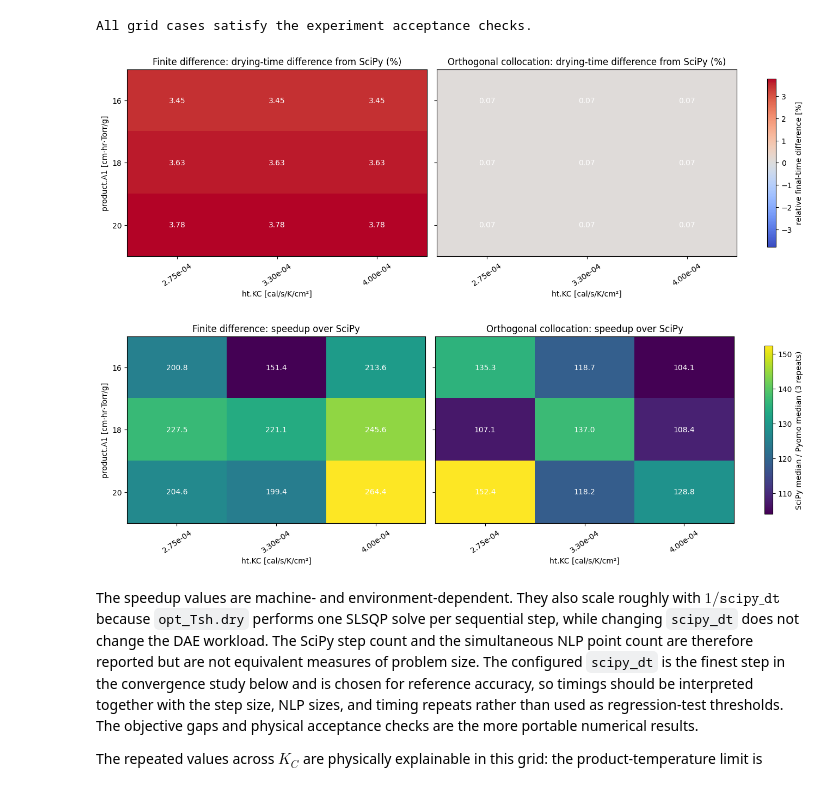
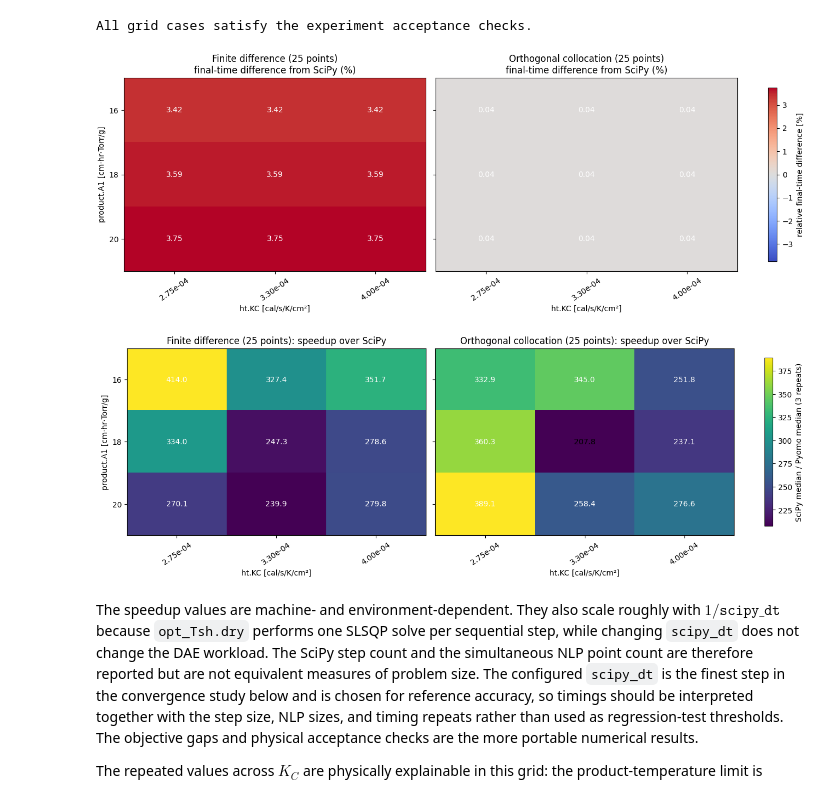
Before and after one commit to SECQUOIA/LyoPRONTO, a Jupyter notebook: docs/examples/current_main_optimizer_comparison.ipynb, the cells around one changed output. Drawn from its saved outputs; the diff is of its cells as text; code cells hidden in the pictures.

Commit message:
Refresh matched-budget notebook results

```diff
--- a/docs/examples/current_main_optimizer_comparison.ipynb
+++ b/docs/examples/current_main_optimizer_comparison.ipynb
@@ -213,35 +214,35 @@ def matrix_for(attribute):
     return np.array(
         [
             [getattr(case_by_parameter[(float(a1), float(kc))], attribute) for kc in kc_values]
             for a1 in a1_values
         ],
         dtype=float,
     )
 
 def annotate_heatmap(ax, values, fmt):
     threshold = 0.55 * np.nanmax(np.abs(values))
     for row in range(values.shape[0]):
         for col in range(values.shape[1]):
             color = "white" if abs(values[row, col]) > threshold else "black"
             ax.text(col, row, format(values[row, col], fmt), ha="center", va="center", color=color)
 
 objective_gap_matrices = [
     ("Finite difference", matrix_for("finite_difference_objective_gap_percent")),
     ("Orthogonal collocation", matrix_for("collocation_objective_gap_percent")),
 ]
 limit = max(1.0, max(float(np.max(np.abs(values))) for _, values in objective_gap_matrices))
 fig, axes = plt.subplots(1, 2, figsize=(13, 4.5), sharey=True, layout="constrained")
 for ax, (label, values) in zip(axes, objective_gap_matrices):
     image = ax.imshow(values, cmap="coolwarm", vmin=-limit, vmax=limit, aspect="auto")
-    ax.set(title=f"{label} ({point_budget} points): drying-time difference from SciPy (%)", xlabel="ht.KC [cal/s/K/cm²]")
+    ax.set(title=f"{label} ({point_budget} points)\nfinal-time difference from SciPy (%)", xlabel="ht.KC [cal/s/K/cm²]")
     ax.set_xticks(range(len(kc_values)), [f"{value:.2e}" for value in kc_values], rotation=35)
     ax.set_yticks(range(len(a1_values)), [f"{value:g}" for value in a1_values])
     annotate_heatmap(ax, values, ".2f")
 axes[0].set_ylabel("product.A1 [cm·hr·Torr/g]")
 fig.colorbar(image, ax=axes, label="relative final-time difference [%]", shrink=0.9)
 plt.show()
 # %% [output]
-[figure, old version]
+[figure, new version]
 # %%
 speedup_matrices = [
     ("Finite difference", matrix_for("finite_difference_speedup")),
@@ -258,7 +259,7 @@ axes[0].set_ylabel("product.A1 [cm·hr·Torr/g]")
 fig.colorbar(image, ax=axes, label=f"SciPy median / Pyomo median ({timing_repeats} repeats)", shrink=0.9)
 plt.show()
 # %% [output]
-[figure, old version]
+[figure, new version]
 # %% [markdown]
 The speedup values are machine- and environment-dependent. They also scale roughly with $1/\mathtt{scipy\_dt}$ because `opt_Tsh.dry` performs one SLSQP solve per sequential step, while changing `scipy_dt` does not change the DAE workload. The SciPy step count and the simultaneous NLP point count are therefore reported but are not equivalent measures of problem size. The configured `scipy_dt` is the finest step in the convergence study below and is chosen for reference accuracy, so timings should be interpreted together with the step size, NLP sizes, and timing repeats rather than used as regression-test thresholds. The objective gaps and physical acceptance checks are the more portable numerical results.
 
```
Also changed, not shown: parts of 7 cells of this notebook.
